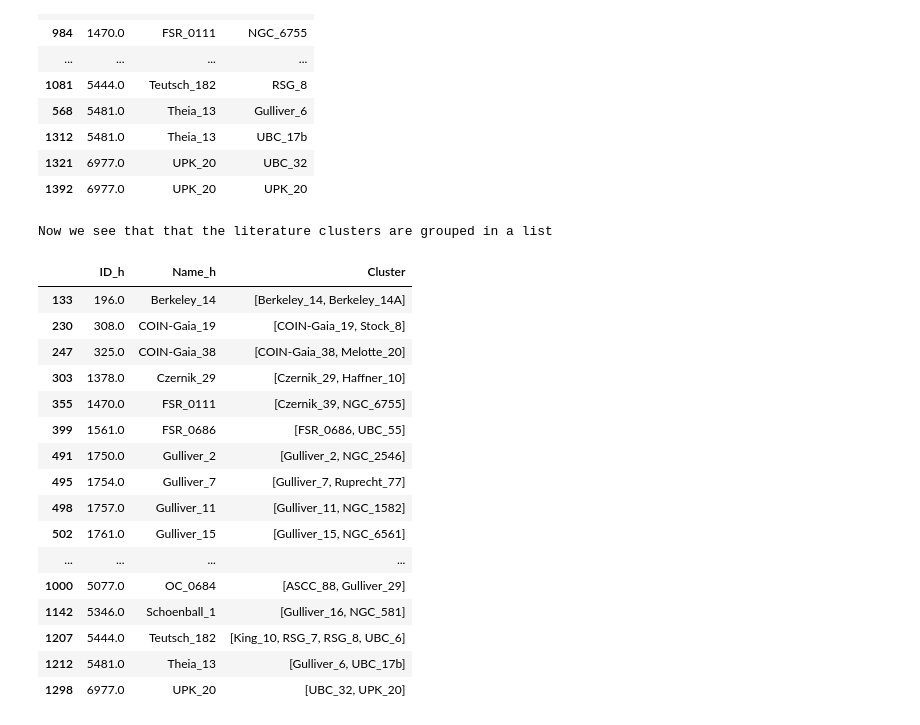
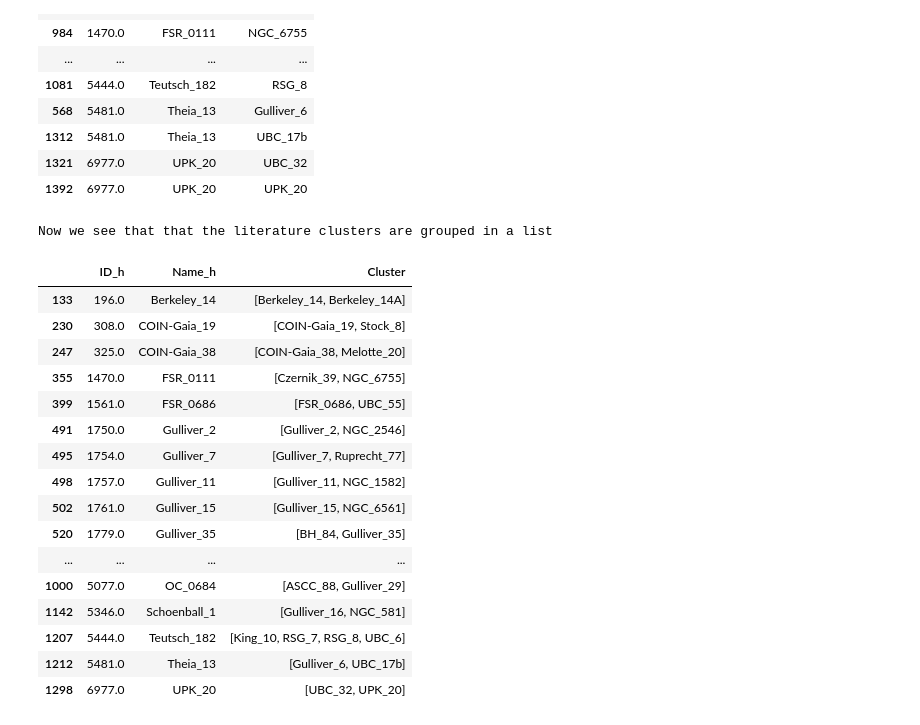
Before and after one commit to jpbatleidenuniv/BRP, a Jupyter notebook: Notebooks/crossmatchingtest.ipynb, the cells around one changed output. Saved outputs shown, nothing was run; the diff lists cells and outputs as text; code cells hidden in the pictures.

```diff
--- a/Notebooks/crossmatchingtest.ipynb
+++ b/Notebooks/crossmatchingtest.ipynb
@@ -109,21 +109,26 @@ duplicates
 # %%
 cantat_super,  cantat_sub = get_tables(cantat, 'groups')
 
 print('Now we see that that the literature clusters are grouped in a list')
+
+#//remove the rows with ['Czernik_29', 'King_9', 'NGC_7245', 'Haffner_10', 'NGC_2451A', 'NGC_2451B', 'King_10'] in the column Name_h
+cantat_super = cantat_super[~cantat_super['Name_h'].apply(lambda x: x in ['Czernik_29', 'King_9', 'NGC_7245', 'Haffner_10', 'NGC_2451A', 'NGC_2451B', 'King_10'])]
+
+
 cantat_super
 # %% [output]
 Now we see that that the literature clusters are grouped in a list
 |  | ID_h | Name_h | Cluster |
 | 133 | 196.0 | Berkeley_14 | [Berkeley_14, Berkeley_14A] |
 | 230 | 308.0 | COIN-Gaia_19 | [COIN-Gaia_19, Stock_8] |
 | 247 | 325.0 | COIN-Gaia_38 | [COIN-Gaia_38, Melotte_20] |
-| 303 | 1378.0 | Czernik_29 | [Czernik_29, Haffner_10] |
 | 355 | 1470.0 | FSR_0111 | [Czernik_39, NGC_6755] |
 | 399 | 1561.0 | FSR_0686 | [FSR_0686, UBC_55] |
 | 491 | 1750.0 | Gulliver_2 | [Gulliver_2, NGC_2546] |
 | 495 | 1754.0 | Gulliver_7 | [Gulliver_7, Ruprecht_77] |
 | 498 | 1757.0 | Gulliver_11 | [Gulliver_11, NGC_1582] |
 | 502 | 1761.0 | Gulliver_15 | [Gulliver_15, NGC_6561] |
+| 520 | 1779.0 | Gulliver_35 | [BH_84, Gulliver_35] |
 | ... | ... | ... | ... |
 | 1000 | 5077.0 | OC_0684 | [ASCC_88, Gulliver_29] |
 | 1142 | 5346.0 | Schoenball_1 | [Gulliver_16, NGC_581] |
```
Also changed, not shown: parts of 4 cells of this notebook.
